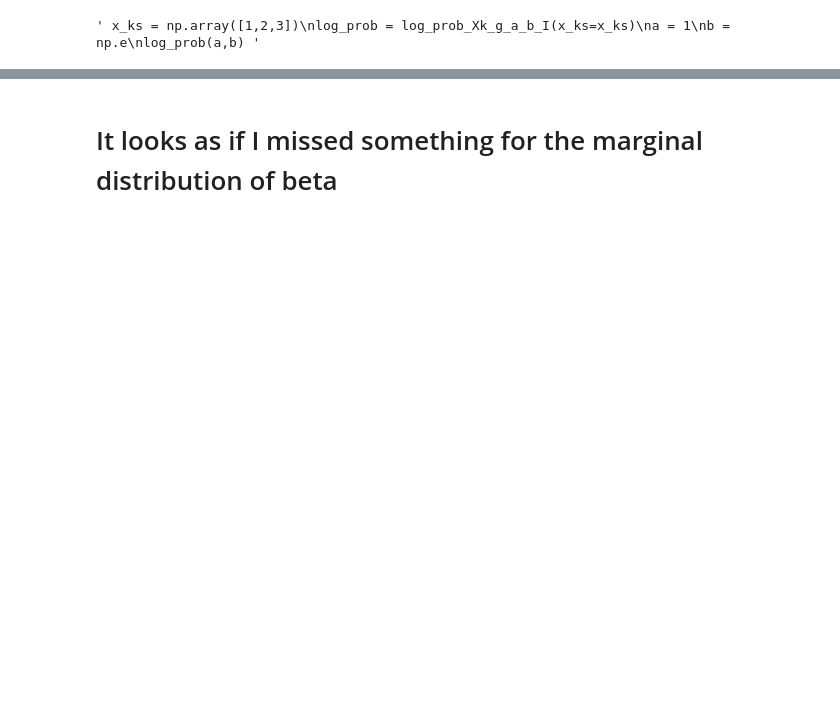
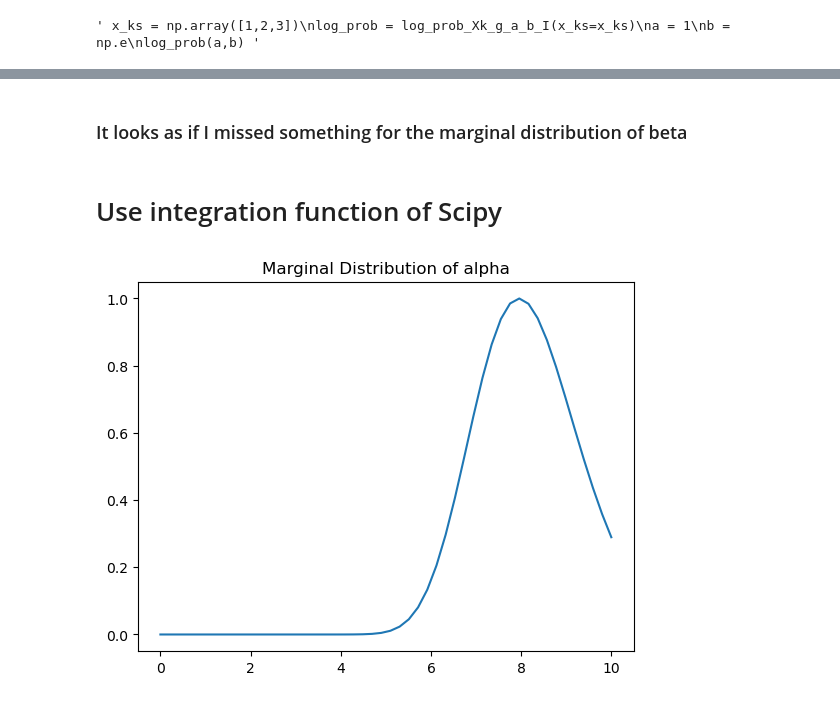
Before and after one commit to BorScho/DataAnalysisSivia, a Jupyter notebook: LightHouse_01.ipynb, the cells around one changed output, grey strips where cells are left out. Saved outputs shown, nothing was run; the diff lists cells and outputs as text; code cells hidden in the pictures; blank space fills up the shorter version.

```diff
--- a/LightHouse_01.ipynb
+++ b/LightHouse_01.ipynb
@@ -232,2 +239,48 @@ plt.show()
 # %% [markdown]
-# It looks as if I missed something for the marginal distribution of beta
+### It looks as if I missed something for the marginal distribution of beta
+# %% [markdown]
+# Use integration function of Scipy
+# %%
+import scipy.integrate as integrate
+from scipy.integrate import quad
+from warnings import catch_warnings, warn
+
+def log_prob_cauchy(alpha, beta, x_k):
+    # returns the log-prob(alpha,beta, x_k))
+    diff = x_k - alpha
+    result = np.log(beta) - np.log(beta**2 + diff**2)
+    return result
+
+def marginal_alpha(x_ks):
+    # we are going to use scipy.quad - which is integrating over the first argument, .e. here : alpha
+    def integrand(alpha, beta):
+        log_prob_sum = np.sum([log_prob_cauchy(alpha, beta, x_k) for x_k in x_ks])
+        return np.exp(log_prob_sum)
+    return integrand
+
+def marginal_beta(x_ks):
+    # we are going to use scipy.quad - which is integrating over the first argument, i.e. here: beta
+    def integrand(beta, alpha):
+        log_prob_sum = np.sum([log_prob_cauchy(alpha, beta, x_k) for x_k in x_ks])
+        return np.exp(log_prob_sum)
+    return integrand
+
+integrand_marginal_alpha = marginal_alpha(x_ks)
+integrand_marginal_beta = marginal_beta(x_ks)
+
+marginal_alpha = [quad(integrand_marginal_alpha, 0.5, 5, args=(beta))[0] for beta in beta_range[0]]
+marginal_beta = [quad(integrand_marginal_beta, 0.5, 5, args=(alpha))[0] for alpha in alpha_range[0]]
+
+marginal_over_alpha = np.array(marginal_alpha)
+max_alpha = np.max(marginal_over_alpha)
+scaled_marginal_over_alpha = marginal_over_alpha = np.array(marginal_alpha)/max_alpha
+
+marginal_over_beta = np.array(marginal_beta)
+max_beta = np.max(marginal_over_beta)
+scaled_marginal_over_beta = marginal_over_beta = np.array(marginal_beta)/max_beta
+# %%
+plt.title("Marginal Distribution of alpha")
+plt.plot(beta_range[0], scaled_marginal_over_alpha)
+plt.show()
+# %% [output]
+[figure, added]
```
Also changed, not shown: parts of 11 cells of this notebook.
